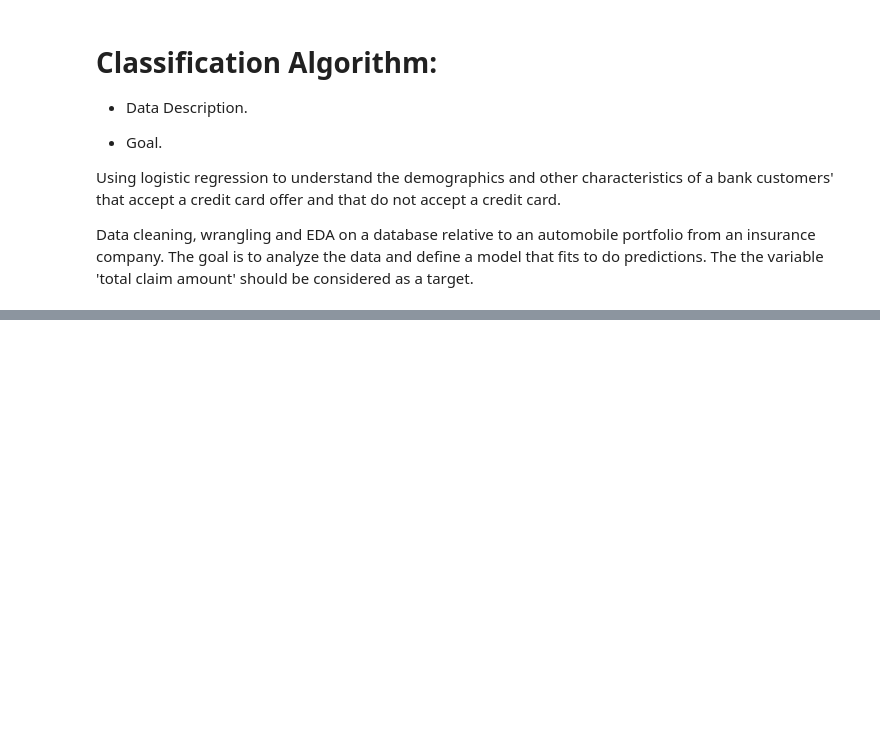
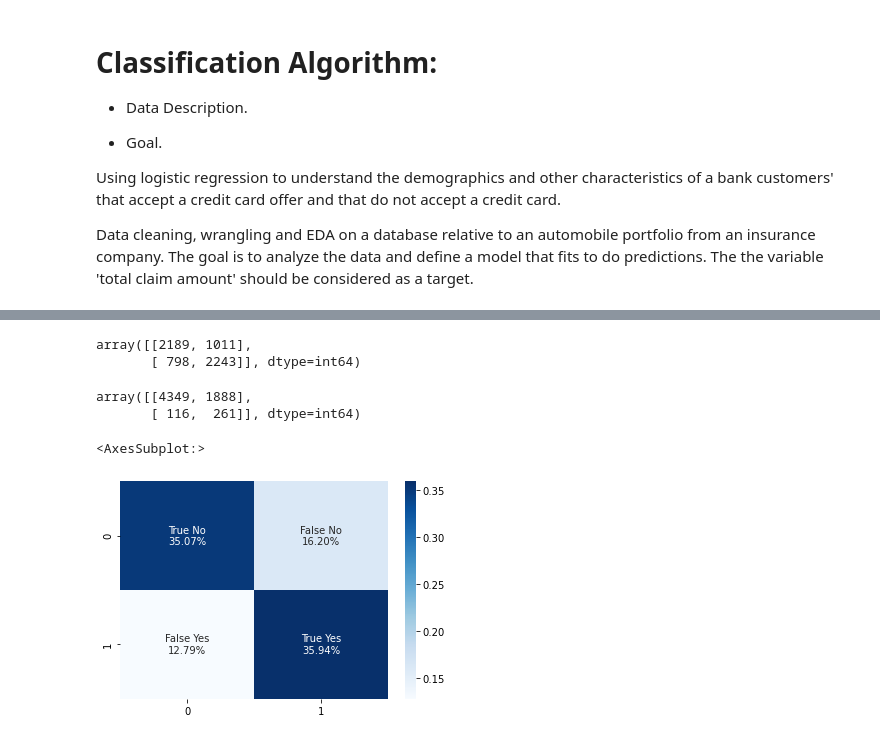
Before and after one commit to ClauCarloni/Mid-Bootcamp-Project, a Jupyter notebook: Initial_trial.ipynb, the cells around one changed output, grey strips where cells are left out. Cells and saved outputs as stored; diff of their text form; code cells hidden in the pictures; blank space fills up the shorter version.

```diff
--- a/Initial_trial.ipynb
+++ b/Initial_trial.ipynb
@@ -232,0 +424,7 @@ data.corr()['offer_accepted'].sort_values(ascending=False)
+# %%
+X_id_train, X_id_test, y_id_train, y_id_test = train_test_split(X_sm, y_sm, test_size=0.2, random_state=42)
+# %%
+classification = LogisticRegression(random_state=42, max_iter=1000)
+
+classification.fit(X_id_train, y_id_train)
+classification.score(X_id_test, y_id_test)
@@ -232,0 +495,3 @@ data.corr()['offer_accepted'].sort_values(ascending=False)
+# %%
+# to get predictions id
+predictions_id = classification.predict(X_id_test)
@@ -232,0 +501,12 @@ data.corr()['offer_accepted'].sort_values(ascending=False)
+# %%
+confusion_matrix(y_id_test, predictions_id)
+# %% [output]
+array([[2189, 1011],
+       [ 798, 2243]], dtype=int64)
+# %%
+confusion_matrix(y_knn_test, predictions_knn)
+# %% [output]
+array([[4349, 1888],
+       [ 116,  261]], dtype=int64)
+# %%
+cf_matrix_id = confusion_matrix(y_id_test, predictions_id, normalize='all')
@@ -232,0 +515,11 @@ data.corr()['offer_accepted'].sort_values(ascending=False)
+# %%
+#Confusion matrix Imbalanced Data
+group_names_id = ['True No', 'False No', 'False Yes', 'True Yes']
+group_counts_id = ["{0:0.2f}".format(value) for value in cf_matrix_id.flatten()]
+group_percentages_id = ["{0:.2%}".format(value) for value in cf_matrix_id.flatten()/np.sum(cf_matrix_id)]
+labels_id = [f"{v1}\n{v3}" for v1, v3 in zip(group_names_id,group_percentages_id)]
+labels_id = np.asarray(labels_id).reshape(2,2)
+sns.heatmap(cf_matrix_id, annot=labels_id, fmt='', cmap='Blues')
+# %% [output]
+<AxesSubplot:>
+[figure, added]
```
Also changed, not shown: parts of 91 cells of this notebook.
